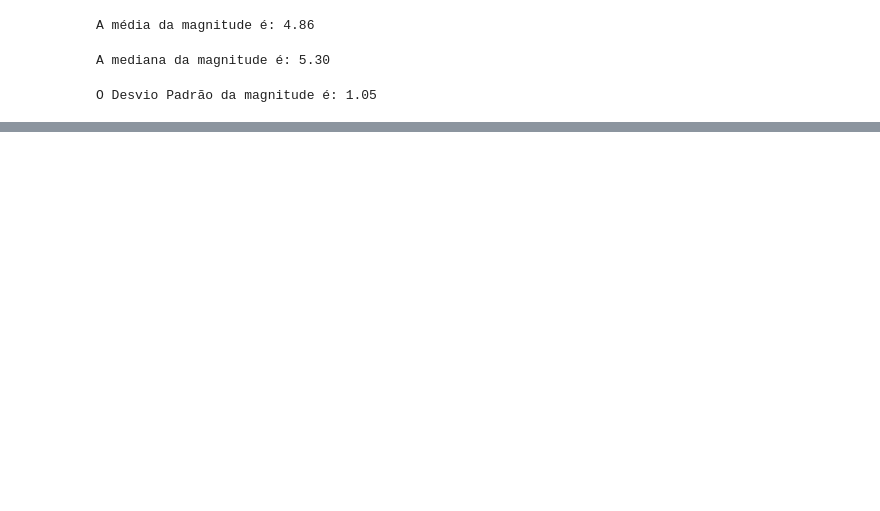
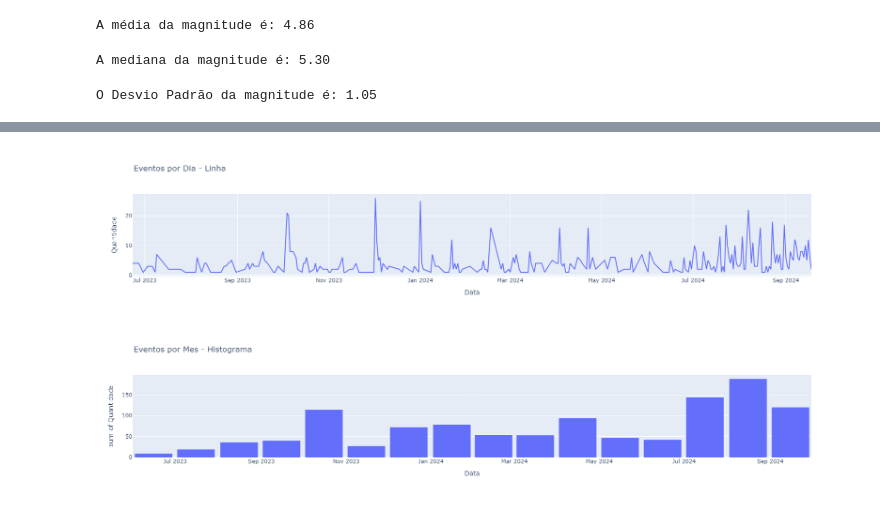
Before and after one commit to Lucas05DEV/gc24-Attack-on-Python, a Jupyter notebook: attack_on_python.ipynb, the cells around one changed output, grey strips where cells are left out. Cells and saved outputs as stored; diff of their text form; code cells hidden in the pictures; blank space fills up the shorter version.

```diff
--- a/attack_on_python.ipynb
+++ b/attack_on_python.ipynb
@@ -57,0 +83,17 @@ O Desvio Padrão da magnitude é: 1.05
+# %%
+# Converter para formato datetime
+df_dropped['data'] = pd.to_datetime(df_dropped['data'])
+
+
+df_agrupado_data = df_dropped.groupby(df_dropped['data'].dt.date).size().reset_index(name='quantidade')
+
+fig_por_dia = px.line(df_agrupado_data, x='data', y='quantidade', title='Eventos por Dia - Linha', labels={'data': 'Data', 'quantidade': 'Quantidade'})
+fig_por_dia.show()
+
+
+fig_por_mes = px.histogram(df_agrupado_data, x='data', y='quantidade', title='Eventos por Mes - Histograma', labels={'data': 'Data', 'quantidade': 'Quantidade'})
+fig_por_mes.update_layout(bargap=0.1)
+fig_por_mes.show()
+# %% [output]
+[figure, added]
+[figure, added]
```
Also changed, not shown: parts of 11 cells of this notebook.
